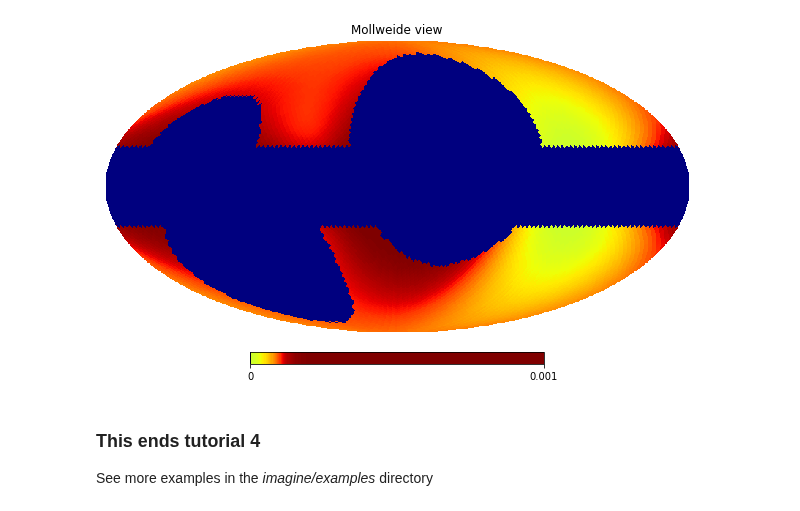
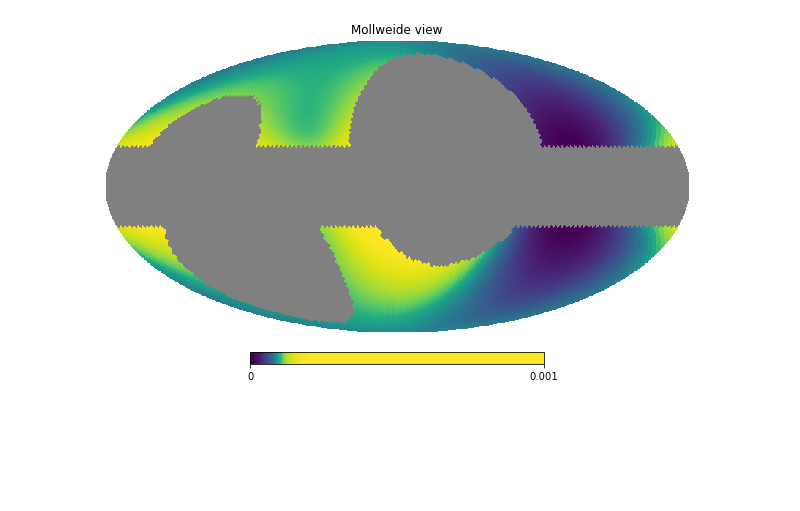
Before and after one commit to IMAGINE-Consortium/imagine, a Jupyter notebook: tutorials/tutorial_masks.ipynb, the cells around one changed output. Saved outputs shown, nothing was run; the diff lists cells and outputs as text; code cells hidden in the pictures; blank space fills up the shorter version.

Commit message:
Finishes correcting tutorial_four, which is now called tutorial_masks

```diff
--- a/tutorials/tutorial_four.ipynb
+++ b/tutorials/tutorial_masks.ipynb
@@ -121,0 +118,4 @@ and, consequently, the HEALPix map has been re-registered as a plain data
+# %%
+maps.apply_mask(masks)
+
+raw_map = maps[('sync','23','4941','I')].data[0]
@@ -122,24 +134,15 @@ and, consequently, the HEALPix map has been re-registered as a plain data
 # %%
-maps.apply_mask(msk_dict)
-
-print(maps.keys())
-
-raw_map = maps[('sync','23','4941','I')].data
-
-masked = np.zeros(hp.nside2npix(mask_nside))
-
-idx = int(0)
+# Creates an empty array for the results
+masked = np.empty(hp.nside2npix(mask_nside))
+# Saves each pixel `raw_map` in `masked`, adding "unseen" tags for
+# pixels in the mask
+idx = 0
 for i in range(len(mask_map)):
     if mask_map[i] == 0:
         masked[i] = hp.UNSEEN
     else:
-        masked[i] = raw_map[0,idx]
-        idx += int(1)
-
-hp.mollview(masked, norm='hist', cmap='jet', min=0, max=1.0e-3)
-
-# correctness check
-for i in range(len(masked)):
-    if mask_map[i] == 1 and masked[i] - unmasked[0][i] != 0:
-        print ('incorrect mask')
+        masked[i] = raw_map[idx]
+        idx += 1
+# Shows the image
+hp.mollview(masked, norm='hist', min=0, max=1.0e-3)
 # %% [output]
@@ -156,9 +164,8 @@ simer._ham.mod_par(['mask'],{'cue':'1','filename':'mask_tutorial04.bin',
                              'nside':str(mask_nside)})
 # %%
-# push fields to simulator
-simer.register_fields([breg_wmap, cre_ana, fereg_ymw16])
-maps = simer([breg_wmap, cre_ana, fereg_ymw16])
-
-unmasked = maps[('sync','23','32','I')].data
-hp.mollview(unmasked[0], norm='hist', cmap='jet', min=0, max=1.0e-3)
+# Re-runs the simulator which is using the mask internally
+%time maps = simulator([breg_wmap, cre_ana, fereg_ymw16])
+# Shows the new map
+unmasked = maps[('sync','23','32','I')].data[0]
+hp.mollview(masked, norm='hist', min=0, max=1.0e-3)
 # %% [output]
@@ -165,5 +174 @@ hp.mollview(unmasked[0], norm='hist', cmap='jet', min=0, max=1.0e-3)
-[figure, old version]
+[figure, new version]
-# %% [markdown]
-### This ends tutorial 4
-
-See more examples in the *imagine/examples* directory
```
Also changed, not shown: parts of 21 cells of this notebook, 1 other file.
